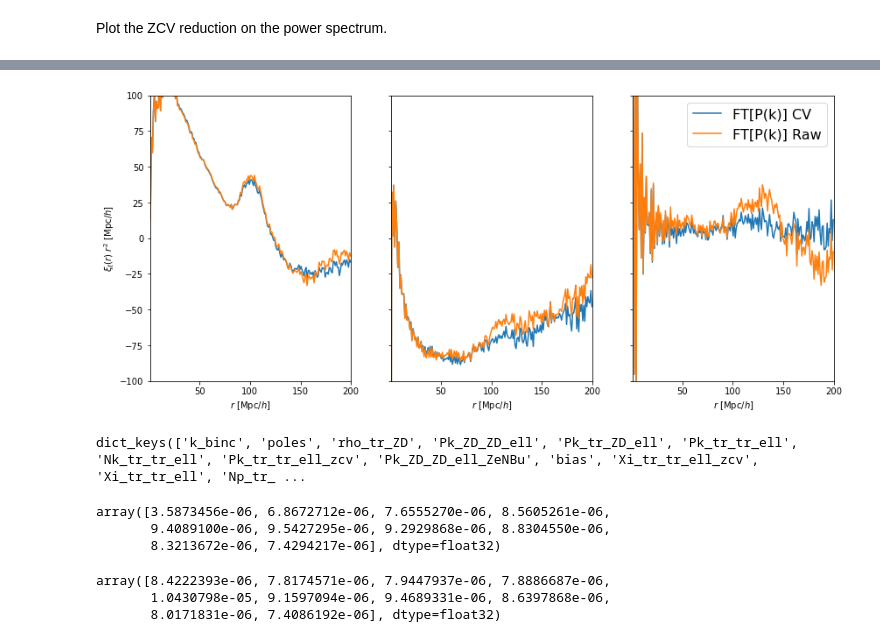
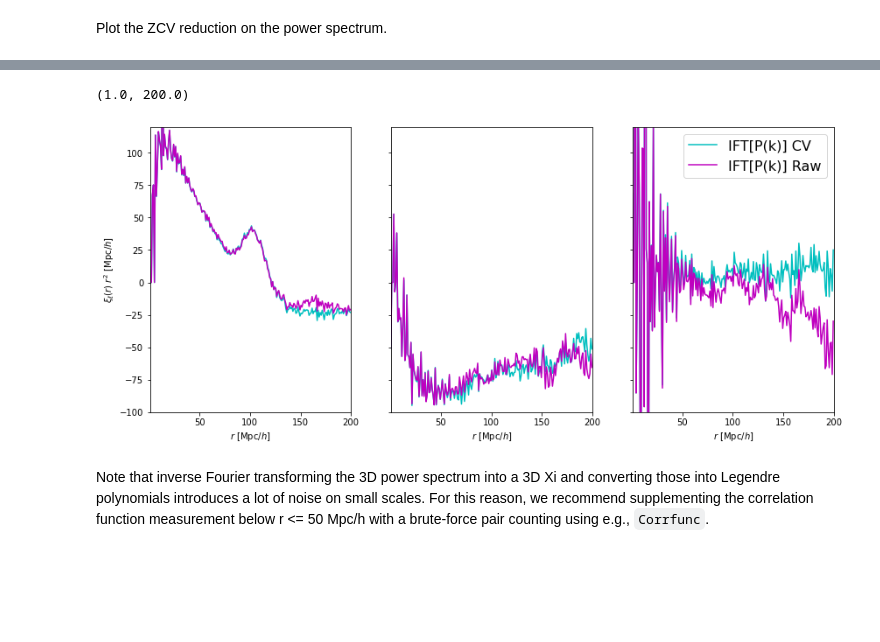
Before and after one commit to abacusorg/abacusutils, a Jupyter notebook: docs/tutorials/analysis/zcv.ipynb, the cells around one changed output, grey strips where cells are left out. Drawn from its saved outputs; the diff is of its cells as text; code cells hidden in the pictures; blank space fills up the shorter version.

```diff
--- a/docs/tutorials/analysis/zcv.ipynb
+++ b/docs/tutorials/analysis/zcv.ipynb
@@ -43,10 +43,10 @@ import yaml
 from abacusnbody.hod.abacus_hod import AbacusHOD
 # %%
 # Whether to use the last computed tracer power spectra (saves time)
-load_presaved = True
+load_presaved = False
 # %%
 # Load the config file and parse in relevant parameters
-path2config = "config/lrg_hod_base_z0.500_nmesh1152.yaml"
+path2config = "config/lrg_hod_base_z0.500_nmesh576.yaml"
 
 # Read the parameters from the yaml file
 config = yaml.safe_load(open(path2config))
@@ -167,6 +179,7 @@ pk_zenbu = zcv_dict['Pk_ZD_ZD_ell_ZeNBu']
 Plot the ZCV reduction on the power spectrum.
 # %%
 # Set up the canvas
+cs = ['k', 'c', 'm', 'y']
 if want_rsd:
     figsize = (12, 5)
     n_ell = 3
@@ -183,7 +196,7 @@ for ell in range(n_ell):
     if want_rsd:
         pk_zz_ell = pk_zz[ell, :].flatten()
         pk_zenbu_ell = pk_zenbu[ell, :].flatten()
-        pk_tt_poles_ell = pk_tt_poles[0, ell, :]
+        pk_tt_poles_ell = pk_tt_poles[ell, :]
         pk_nn_betasmooth_ell = pk_nn_betasmooth[ell, :]
     else:
         pk_zz_ell = pk_zz.flatten()
@@ -191,10 +204,10 @@ for ell in range(n_ell):
         pk_tt_poles_ell = pk_tt_poles.flatten()
         pk_nn_betasmooth_ell = pk_nn_betasmooth.flatten()
 
-    ax[ell].plot(k_binc, k_binc * pk_tt_poles_ell, label='Measured tracer power')
-    ax[ell].plot(k_binc, k_binc * pk_zz_ell, label='IC,IC')
-    ax[ell].plot(k_binc, k_binc * pk_nn_betasmooth_ell, label='Reduced tracer power')
-    #ax[ell].plot(k_binc, k_binc * pk_zenbu_ell, label='ZeNBu fitted power')
+    ax[ell].plot(k_binc, k_binc * pk_tt_poles_ell, c=cs[0], label='Measured tracer power')
+    ax[ell].plot(k_binc, k_binc * pk_zz_ell, c=cs[1], label='IC rescaled power')
+    ax[ell].plot(k_binc, k_binc * pk_nn_betasmooth_ell, c=cs[2], label='Reduced tracer power')
+    ax[ell].plot(k_binc, k_binc * pk_zenbu_ell, c=cs[3], label='ZeNBu fitted power')
 
     if ell == 0:
         ax[ell].set_ylabel(r"$k P(k)$")
@@ -245,63 +220,22 @@ mock_dict['LRG']['x'].itemsize*27000000.0
 # %%
-nmesh = 1152
-want_bin = False
-cs = ['k', 'c', 'm', 'y']
+# read ZCV output
+r_binc = zcv_dict_xi['r_binc']
+xi = zcv_dict_xi['Xi_tr_tr_ell_zcv'].reshape(3, len(r_binc))
+xi_raw = zcv_dict_xi['Xi_tr_tr_ell'].reshape(3, len(r_binc))
 
-r_binc = zcv_dict_xi['r_binc']
-xi = zcv_dict_xi['Xi_tr_tr_ell_zcv'].reshape(3, len(r_binc))#*nmesh**3
-xi_raw = zcv_dict_xi['Xi_tr_tr_ell'].reshape(3, len(r_binc))#*nmesh**3
-
-def weight(r, rp=50., Delta_r=5.):
-    w = (1.-np.tanh((r-rp)/Delta_r))*0.5
-    return w
-
-r_bins = np.linspace(0, 200, 101)
-
-# plot crap
+# plot Xi
 n_ell = 3
 figsize = (14, 6)
 f, ax = plt.subplots(1, n_ell, sharex=True, sharey=True, figsize=figsize)
 for ell in range(n_ell):
-    w_ell = weight(r_binc)
-    xi_ell_comb = (1.-w_ell)*xi[ell] + w_ell*xi[ell]
-    xi_raw_ell_comb = (1.-w_ell)*xi_raw[ell] + w_ell*xi_raw[ell]
-
-    if want_bin:
-        r_bins_c, xi_ell_comb = bin_mat(r_binc, xi_ell_comb, r_bins)
-        r_bins_c, xi_raw_ell_comb = bin_mat(r_binc, xi_raw_ell_comb, r_bins)
-    else:
-        r_bins_c = r_binc
-
-    #ax[ell].plot(r_bins_c, xi_raw_ell_comb*r_bins_c**2, color=cs[0], label=r'${\rm Raw + Corrfunc} (r < 50)$')
-    #ax[ell].plot(r_bins_c, xi_ell_comb*r_bins_c**2, color=cs[1], label=r'${\rm CV + Corrfunc} (r < 50)$')#'IFFT[P(k)] CV + Corrfunc (r < 50)')
-    #ax[ell].plot(r_bins_c, xi_corrfunc[ell]*r_bins_c**2, color=cs[2], label=r'${\rm Raw \ Corrfunc}$')
-
-    ax[ell].plot(r_binc, xi[ell]*r_binc**2, label='FT[P(k)] CV')
-    ax[ell].plot(r_binc, xi_raw[ell]*r_binc**2, label='FT[P(k)] Raw')
-    #ax[ell].plot(r_binc_corrfunc, xi_corrfunc[ell]*r_binc_corrfunc**2, label='Corrfunc')
+    ax[ell].plot(r_binc, xi[ell]*r_binc**2, cs[1], label='IFT[P(k)] CV')
+    ax[ell].plot(r_binc, xi_raw[ell]*r_binc**2, cs[2], label='IFT[P(k)] Raw')
     ax[ell].set_xlabel(r"$r \ [{\rm Mpc}/h]$")
     if ell == 0:
         ax[ell].set_ylabel(r"$\xi_\ell(r) \  r^2 \ [{\rm Mpc}/h]$")
 plt.legend(fontsize=16)
-plt.ylim([-100, 100])
+plt.ylim([-100, 120])
 plt.xlim([1, 200])
-plt.savefig("corr.png", bbox_inches='tight', pad_inches=0.03)
-plt.show()
 # %% [output]
+(1.0, 200.0)
-[figure, old version]
+[figure, new version]
-# %%
-zcv_dict_xi.keys()
-# %% [output]
-dict_keys(['k_binc', 'poles', 'rho_tr_ZD', 'Pk_ZD_ZD_ell', 'Pk_tr_ZD_ell', 'Pk_tr_tr_ell', 'Nk_tr_tr_ell', 'Pk_tr_tr_ell_zcv', 'Pk_ZD_ZD_ell_ZeNBu', 'bias', 'Xi_tr_tr_ell_zcv', 'Xi_tr_tr_ell', 'Np_tr_ ...
-# %%
-zcv_dict_xi['Pk_tr_tr_ell_zcv'][0, :10]
-# %% [output]
-array([3.5873456e-06, 6.8672712e-06, 7.6555270e-06, 8.5605261e-06,
-       9.4089100e-06, 9.5427295e-06, 9.2929868e-06, 8.8304550e-06,
-       8.3213672e-06, 7.4294217e-06], dtype=float32)
-# %%
-zcv_dict_xi['Pk_tr_tr_ell'][0, 0, :10]
-# %% [output]
-array([8.4222393e-06, 7.8174571e-06, 7.9447937e-06, 7.8886687e-06,
-       1.0430798e-05, 9.1597094e-06, 9.4689331e-06, 8.6397868e-06,
-       8.0171831e-06, 7.4086192e-06], dtype=float32)
@@ -316,0 +242,2 @@ pk_zenbu = zcv_dict_xi['Pk_ZD_ZD_ell_ZeNBu']
+# %% [markdown]
+Note that inverse Fourier transforming the 3D power spectrum into a 3D Xi and converting those into Legendre polynomials introduces a lot of noise on small scales. For this reason, we recommend supplementing the correlation function measurement below r <= 50 Mpc/h with a brute-force pair counting using e.g., `Corrfunc`.
```
Also changed, not shown: parts of 14 cells of this notebook, 4 other files.
